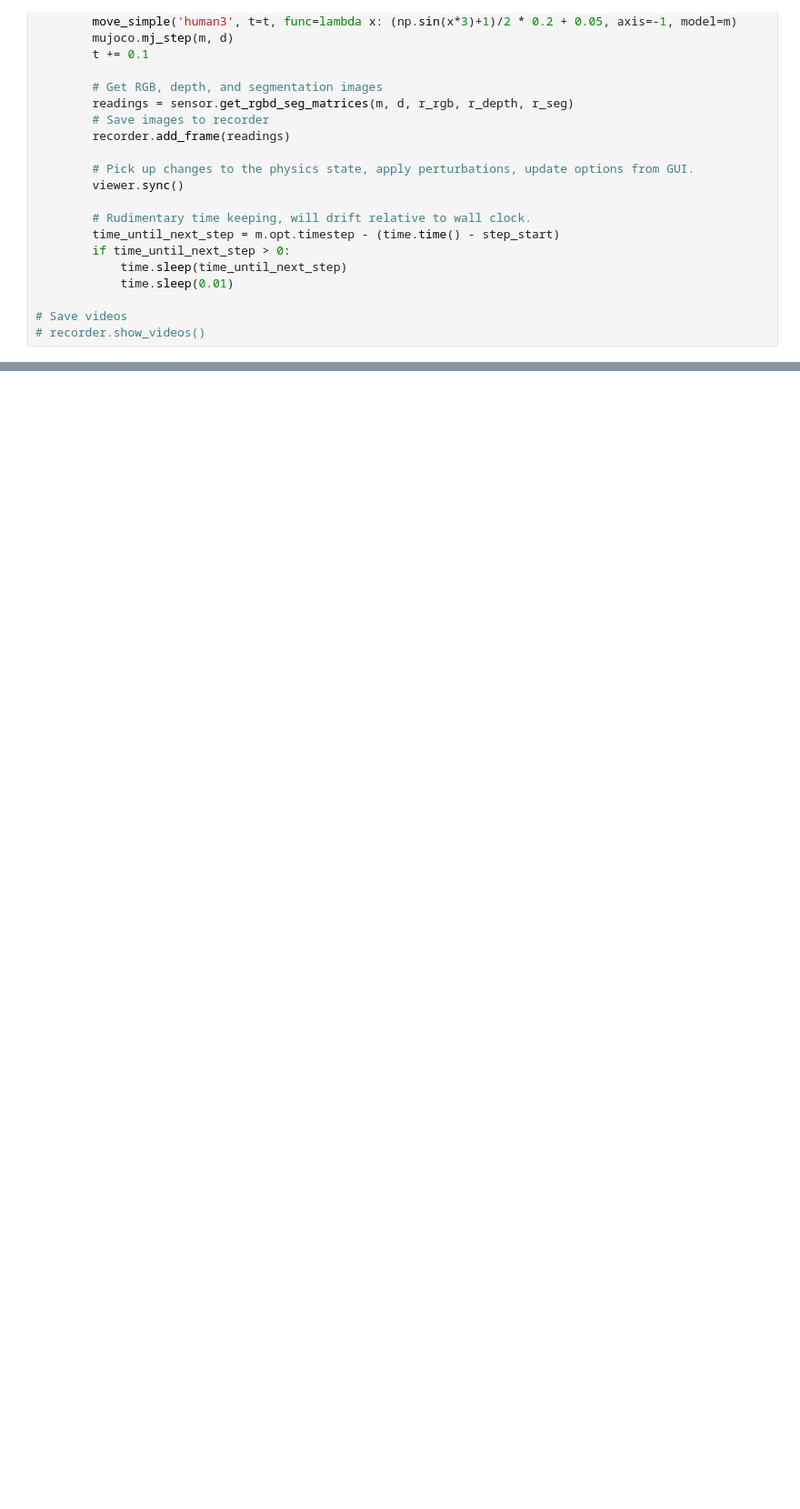
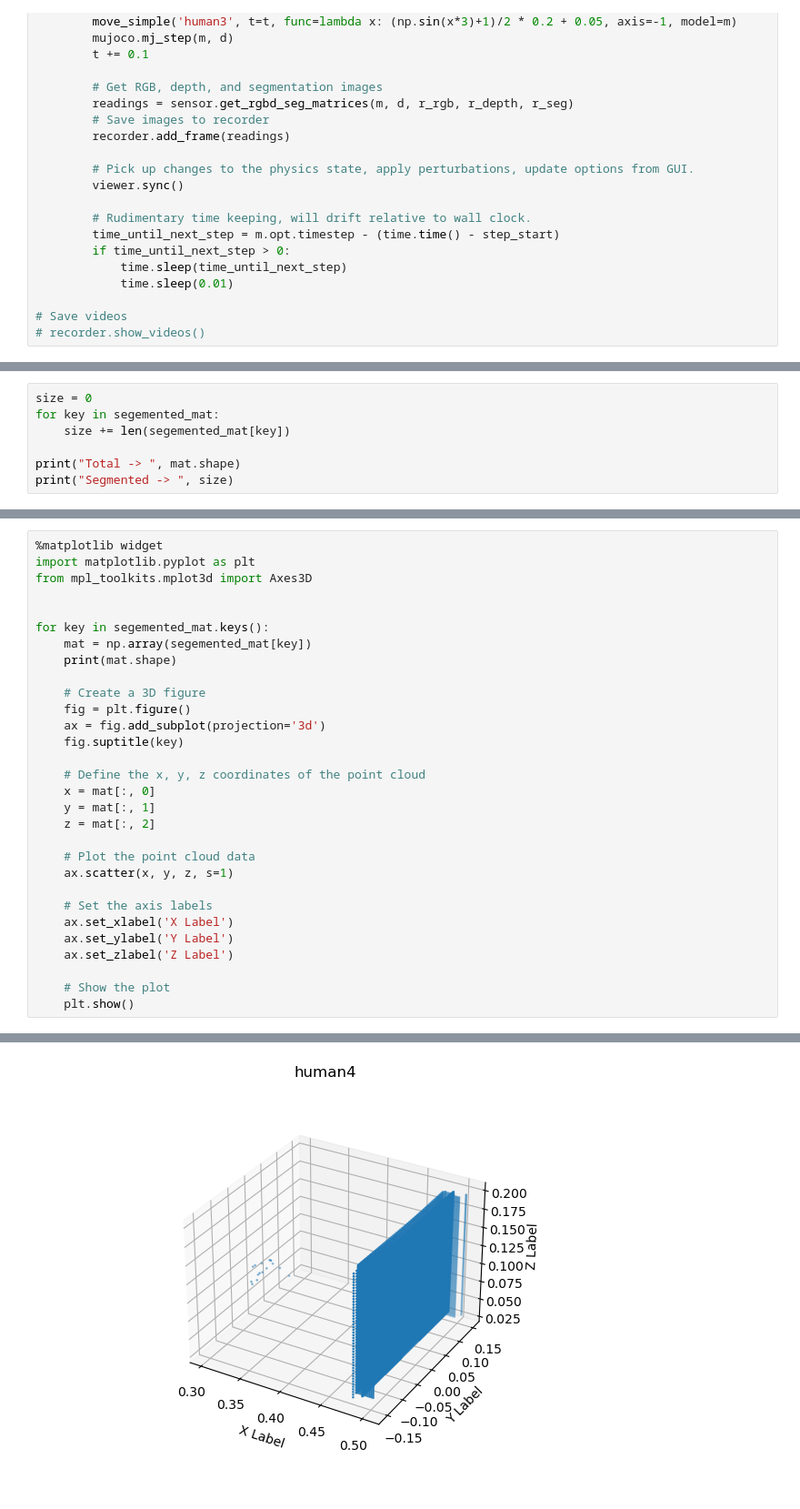
Before and after one commit to manavkulshrestha/ma, a Jupyter notebook: tec.ipynb, the cells around one changed output, grey strips where cells are left out. Shown at 91% size. Cells and saved outputs as stored; diff of their text form; blank space fills up the shorter version.

```diff
--- a/tec.ipynb
+++ b/tec.ipynb
@@ -109,0 +126,7 @@ mat = point_cloud.get_map(frames, poses, rotations)
+# %%
+size = 0
+for key in segemented_mat:
+    size += len(segemented_mat[key])
+
+print("Total -> ", mat.shape)
+print("Segmented -> ", size)
@@ -135,0 +162,31 @@ plt.show()
+# %%
+%matplotlib widget
+import matplotlib.pyplot as plt
+from mpl_toolkits.mplot3d import Axes3D
+
+
+for key in segemented_mat.keys():
+    mat = np.array(segemented_mat[key])
+    print(mat.shape)
+
+    # Create a 3D figure
+    fig = plt.figure()
+    ax = fig.add_subplot(projection='3d')
+    fig.suptitle(key)
+
+    # Define the x, y, z coordinates of the point cloud
+    x = mat[:, 0]
+    y = mat[:, 1]
+    z = mat[:, 2]
+
+    # Plot the point cloud data
+    ax.scatter(x, y, z, s=1)
+
+    # Set the axis labels
+    ax.set_xlabel('X Label')
+    ax.set_ylabel('Y Label')
+    ax.set_zlabel('Z Label')
+
+    # Show the plot
+    plt.show()
+# %% [output]
@@ -135,0 +194 @@ plt.show()
+[figure, added]
```
Also changed, not shown: parts of 7 cells of this notebook, 1 other file.
